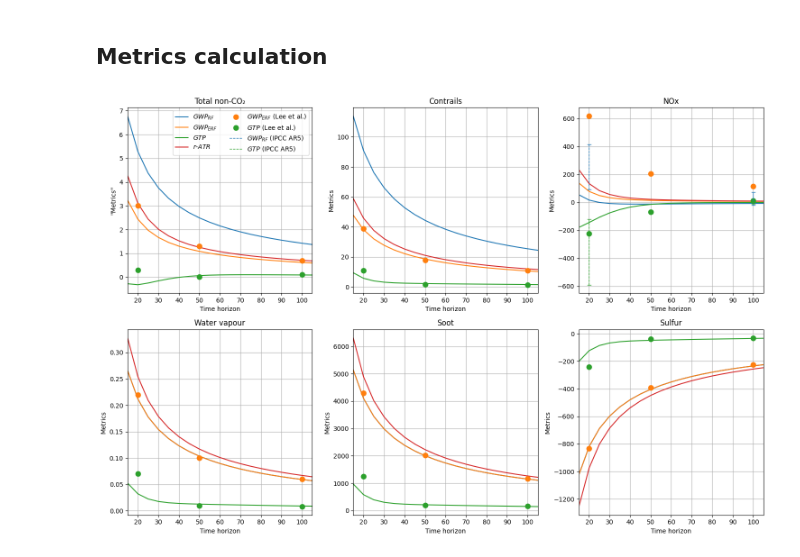
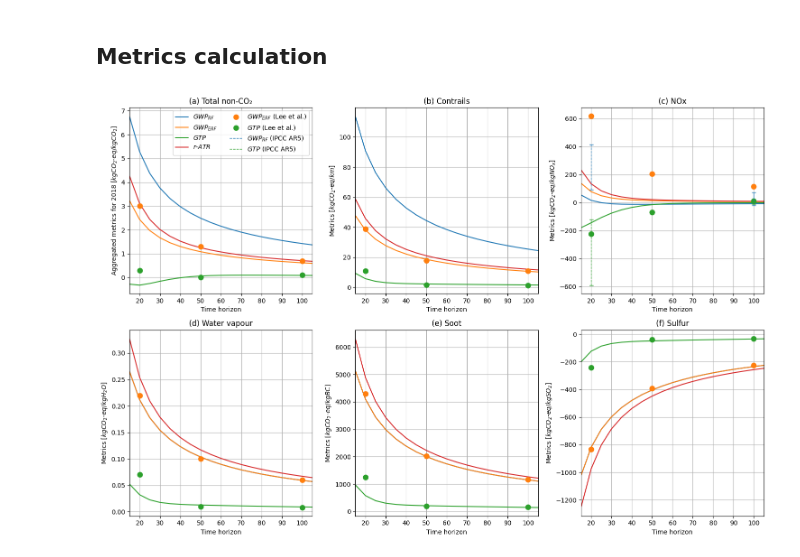
Before and after one commit to AeroMAPS/AeroCM, a Jupyter notebook: paper.ipynb, the cells around one changed output. Drawn from its saved outputs; the diff is of its cells as text; code cells hidden in the pictures.

```diff
--- a/paper.ipynb
+++ b/paper.ipynb
@@ -146,6 +146,7 @@ for i, ax in enumerate(axes.flat):
         ax.vlines(x=10, ymin=0, ymax=1, color="C0", linewidth=1, label=r'$GWP_{RF}$ (IPCC AR5)', linestyle="--")
         ax.vlines(x=110, ymin=0, ymax=1, color="C2", linewidth=1, label=r'$GTP$ (IPCC AR5)', linestyle="--")
         ax.legend(ncol=2)
+        ax.set_ylabel(r'Aggregated metrics for 2018 [$kgCO_2\text{-}eq/kgCO_2$]')
     elif i == 1:
         ax.plot(x_axis, gwp_rf[:, i-1], label=r'$GWP_{RF}$', color='C0')
         ax.plot(x_axis, gwp_erf[:, i-1], label=r'$GWP_{ERF}$', color='C1')
@@ -157,6 +158,7 @@ for i, ax in enumerate(axes.flat):
         ax.plot(20, 11, marker="o", color="C2", markersize=8, label=r'$GTP$ (Lee et al.)')
         ax.plot(50, 1.8, marker="o", color="C2", markersize=8)
         ax.plot(100, 1.5, marker="o", color="C2", markersize=8)
+        ax.set_ylabel(r'Metrics [$kgCO_2\text{-}eq/km$]')
     elif i == 2:
         ax.plot(x_axis, gwp_rf[:, i-1]+gwp_rf[:, i], color='C0')
         ax.plot(x_axis, gwp_erf[:, i-1]+gwp_erf[:, i], color='C1')
@@ -180,6 +182,7 @@ for i, ax in enumerate(axes.flat):
         ax.vlines(x=100, ymin=-9.5, ymax=8.6, color="C2", linewidth=1)
         ax.hlines(y=-9.5, xmin=99, xmax=101, color="C2", linewidth=1)
         ax.hlines(y=8.6, xmin=99, xmax=101, color="C2", linewidth=1)
+        ax.set_ylabel(r'Metrics [$kgCO_2\text{-}eq/kgNO_x$]')
         #ax.set_yscale('symlog', linthresh=10)
     else:
         x_axis = time_horizon_range
@@ -194,42 +197,41 @@ for i, ax in enumerate(axes.flat):
             ax.plot(20, 0.07, marker="o", color="C2", markersize=8, label=r'$GTP$ (Lee et al.)')
             ax.plot(50, 0.01, marker="o", color="C2", markersize=8)
             ax.plot(100, 0.008, marker="o", color="C2", markersize=8)
+            ax.set_ylabel(r'Metrics [$kgCO_2\text{-}eq/kgH_2O$]')
         elif i==4:
             ax.plot(20, 4288, marker="o", color="C1", markersize=8, label=r'$GWP_{ERF}$ (Lee et al.)')
             ax.plot(50, 2018, marker="o", color="C1", markersize=8)
             ax.plot(100, 1166, marker="o", color="C1", markersize=8)
             ax.plot(20, 1245, marker="o", color="C2", markersize=8, label=r'$GTP$ (Lee et al.)')
             ax.plot(50, 195, marker="o", color="C2", markersize=8)
             ax.plot(100, 161, marker="o", color="C2", markersize=8)
+            ax.set_ylabel(r'Metrics [$kgCO_2\text{-}eq/kgBC$]')
         else:
             ax.plot(20, -832, marker="o", color="C1", markersize=8, label=r'$GWP_{ERF}$ (Lee et al.)')
             ax.plot(50, -392, marker="o", color="C1", markersize=8)
             ax.plot(100, -226, marker="o", color="C1", markersize=8)
             ax.plot(20, -241, marker="o", color="C2", markersize=8, label=r'$GTP$ (Lee et al.)')
             ax.plot(50, -38, marker="o", color="C2", markersize=8)
             ax.plot(100, -31, marker="o", color="C2", markersize=8)
+            ax.set_ylabel(r'Metrics [$kgCO_2\text{-}eq/kgSO_2$]')
     ax.set_xlim(min(time_horizon_range),max(time_horizon_range))
     ax.set_xlabel('Time horizon')
-    if i == 0:
-        ax.set_ylabel('"Metrics"')
-    else:
-        ax.set_ylabel('Metrics')
     ax.grid(True)
     if i == 0:
-        ax.set_title('Total non-CO₂')
+        ax.set_title('(a) Total non-CO₂')
     elif i == 1:
-        ax.set_title('Contrails')
+        ax.set_title('(b) Contrails')
     elif i == 2:
-        ax.set_title('NOx')
+        ax.set_title('(c) NOx')
     elif i == 3:
-        ax.set_title('Water vapour')
+        ax.set_title('(d) Water vapour')
     elif i == 4:
-        ax.set_title('Soot')
+        ax.set_title('(e) Soot')
     elif i == 5:
-        ax.set_title('Sulfur')
+        ax.set_title('(f) Sulfur')
 
 plt.tight_layout()
 plt.savefig("fig1.pdf")
 plt.show()
 # %% [output]
-[figure, old version]
+[figure, new version]
```
Also changed, not shown: parts of 2 cells of this notebook, 1 other file.
